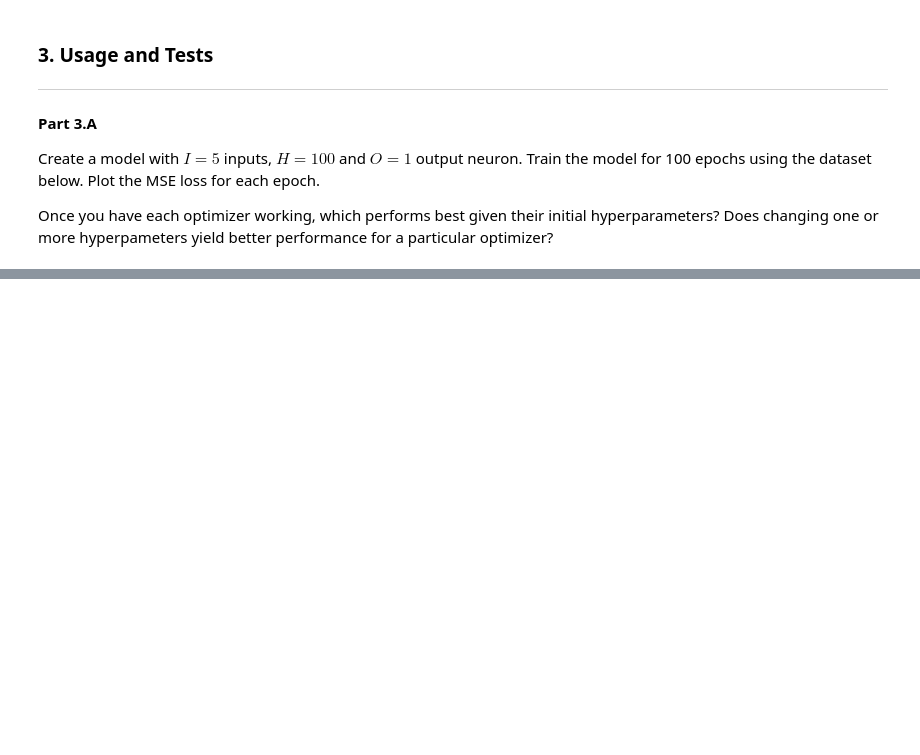
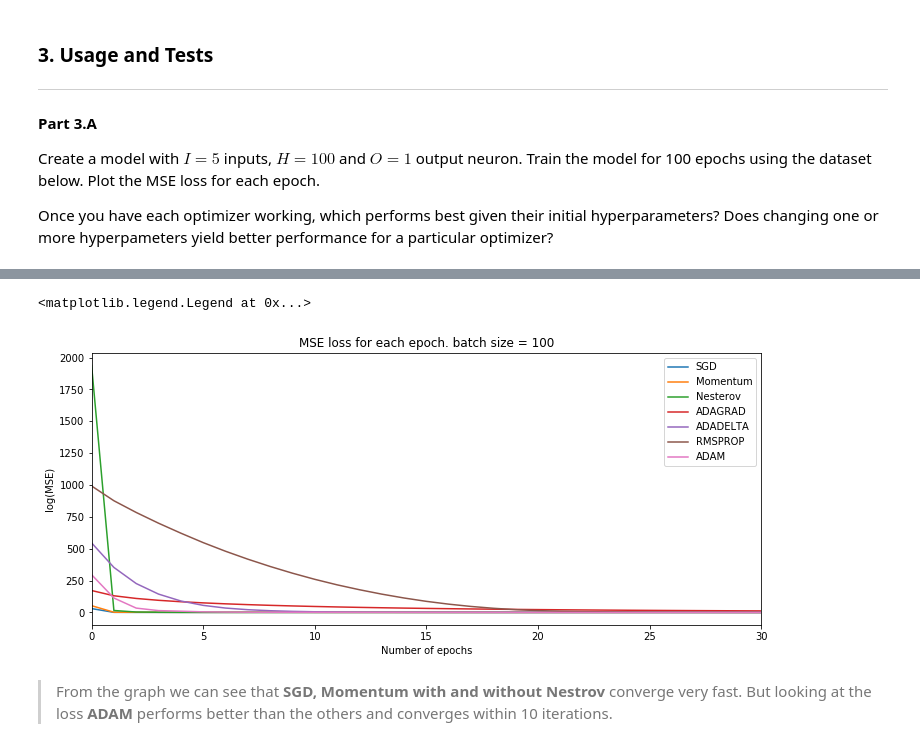
Before and after one commit to payoj21/Neural_Nets, a Jupyter notebook: Optimisation/assignment_5_AD.ipynb, the cells around one changed output, grey strips where cells are left out. Saved outputs shown, nothing was run; the diff lists cells and outputs as text; code cells hidden in the pictures; blank space fills up the shorter version.

```diff
--- a/Optimisation/assignment_5_AD.ipynb
+++ b/Optimisation/assignment_5_AD.ipynb
@@ -1018,0 +1133,21 @@ plt.legend()
+# %%
+plt.figure(figsize=(12,5))
+plt.plot(range(100), sgd_mse, label = 'SGD')
+plt.plot(range(100), mntm_mse, label = 'Momentum')
+plt.plot(range(100), nesterov_mse, label = 'Nesterov')
+plt.plot(range(100), adagrad_mse, label = 'ADAGRAD')
+plt.plot(range(100), adadelta_mse, label = 'ADADELTA')
+plt.plot(range(100), rmsprop_mse, label = 'RMSPROP')
+plt.plot(range(100), adam_mse, label = 'ADAM')
+plt.xlim(0,30)
+# plt.ylim(0,300)
+# plt.yscale('log')
+plt.title('MSE loss for each epoch. batch size = 100')
+plt.xlabel('Number of epochs')
+plt.ylabel('log(MSE)')
+plt.legend()
+# %% [output]
+<matplotlib.legend.Legend at 0x...>
+[figure, added]
+# %% [markdown]
+> From the graph we can see that __SGD, Momentum with and without Nestrov__ converge very fast. But looking at the loss __ADAM__ performs better than the others and converges within 10 iterations.
```
Also changed, not shown: parts of 16 cells of this notebook.
